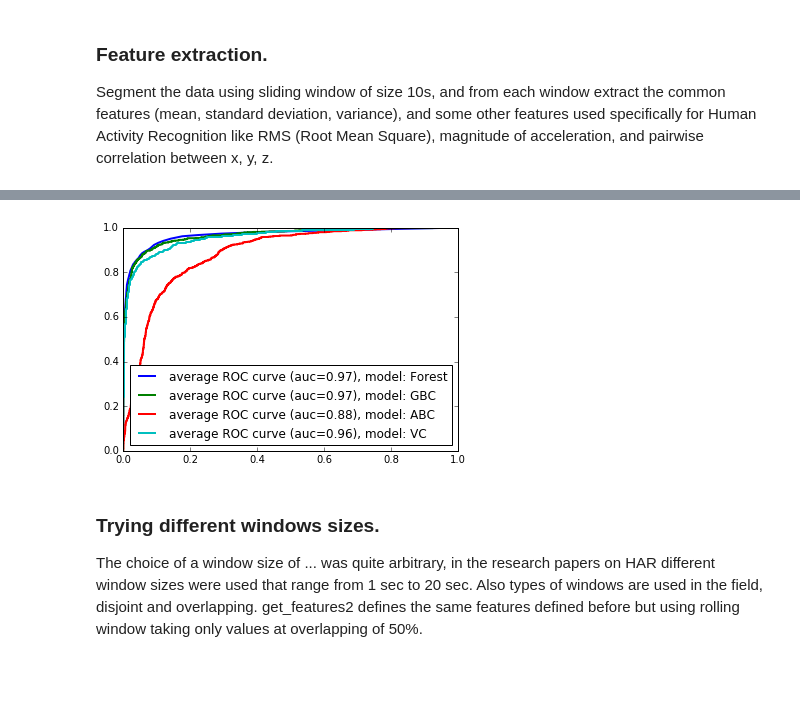
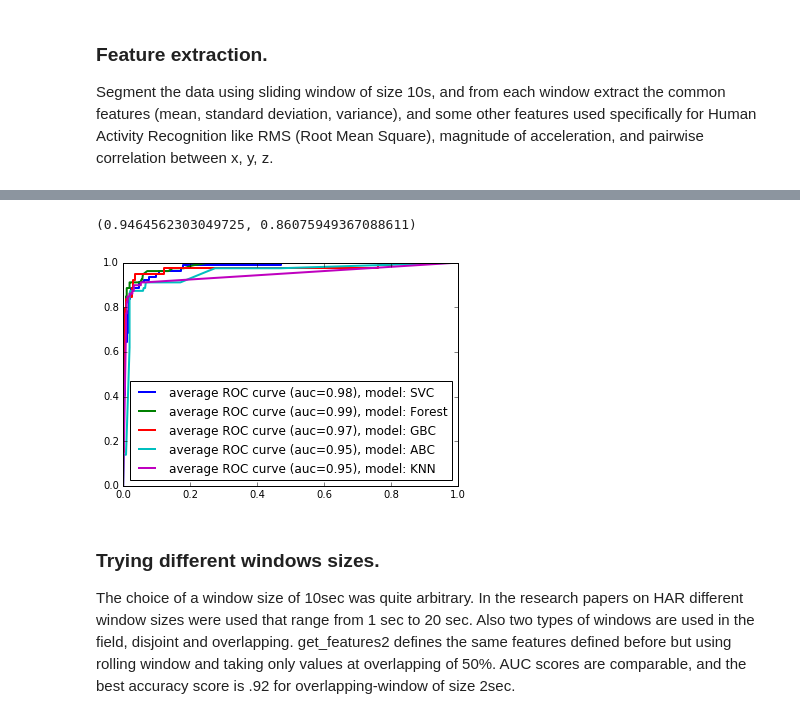
Before and after one commit to ayat-rashad/HActivityRecognition, a Jupyter notebook: analysis.ipynb, the cells around one changed output, grey strips where cells are left out. Cells and saved outputs as stored; diff of their text form; code cells hidden in the pictures; blank space fills up the shorter version.

```diff
--- a/analysis.ipynb
+++ b/analysis.ipynb
@@ -4,8 +7,11 @@ import pandas as pd
 from matplotlib import pyplot as plt
 import numpy as np
 from datetime import datetime, timedelta
+import warnings
 
+warnings.filterwarnings('ignore')
 
+# the function assumes the data is in Activity_Recognition folder
 def read_data(fname='all'):
     freq = '19230U'   # ~19ms, using sampling frequency is 52samples/sec
     dt = datetime.now()
@@ -15,7 +21,7 @@ def read_data(fname='all'):
         data_files = []
 
         for f_id in range(1,16):
-            data = pd.read_csv('data/%d.csv' %f_id,
+            data = pd.read_csv('Activity_Recognition/%d.csv' %f_id,
                                names=['id', 'x', 'y', 'z', 'label'],
                                header=None, index_col=0)
             data.index = pd.date_range(start=dt, periods=data.shape[0], freq=freq)
@@ -25,7 +31,7 @@ def read_data(fname='all'):
         data = pd.concat(data_files)
 
     else:    # read one file only
-        data = pd.read_csv('data/%s.csv' %fname,
+        data = pd.read_csv('Activity_Recognition/%s.csv' %fname,
                    names=['id', 'x', 'y', 'z', 'label'],
                    header=None, index_col=0)
 
@@ -84,40 +100,41 @@ Splitting data (after feature extraction) into train and test subsets. Using gri
 # %%
-from sklearn.cross_validation import cross_val_score, StratifiedKFold
 from sklearn.cross_validation import train_test_split
 from sklearn.preprocessing import label_binarize
 from sklearn.grid_search import GridSearchCV
 from sklearn.metrics import confusion_matrix, roc_curve, auc, accuracy_score
 from sklearn.svm import SVC
 from sklearn.tree import DecisionTreeClassifier
-from sklearn.ensemble import RandomForestClassifier, GradientBoostingClassifier,
-AdaBoostClassifier, VotingClassifier
+from sklearn.ensemble import RandomForestClassifier, GradientBoostingClassifier, AdaBoostClassifier, VotingClassifier
 from sklearn.neighbors import KNeighborsClassifier
 
 def train_model(X, y, est, grid):
     gs = GridSearchCV(estimator=est, param_grid=grid, scoring='accuracy', cv=5, n_jobs=-1)
     gs = gs.fit(X, y)
-    print 'Best params:', gs.best_params_
 
     return (gs.best_estimator_, gs.best_params_)
 
 
-def eval_model(mod, X_test, y_test, mod_name):
+def eval_model(mod, X_test, y_test, mod_name, plt_roc=True):
     y_prob = mod.predict_proba(X_test)
     y_test_bin = label_binarize(y_test, classes=[1, 2, 3, 4, 5, 6, 7])
     fpr, tpr, _ = roc_curve(y_test_bin.ravel(), y_prob.ravel())
     roc_auc = auc(fpr, tpr)
 
-    plt.plot(fpr, tpr, lw=2,
-             label='average ROC curve (auc=%0.2f), model: %s' % (roc_auc,mod_name))
-    plt.legend(loc="lower right")
+    if plt_roc:
+        plt.plot(fpr, tpr, lw=2,
+                 label='average ROC curve (auc=%0.2f), model: %s' % (roc_auc,mod_name))
+        plt.legend(loc="lower right")
 
     y_pred = mod.predict(X_test)
     score = accuracy_score(y_true=y_test, y_pred=y_pred)
     print 'Accuracy score on the test set: %.3f' %score
 
     confmat = confusion_matrix(y_true=y_test, y_pred=y_pred)
+    confmat = pd.DataFrame(confmat, index=list(range(1,8)), columns=list(range(1,8)))
     print 'Confusion Matrix...'
     print confmat
+
+    return (roc_auc, score)
 
 
 data = read_data('1')
@@ -128,51 +145,36 @@ feats, y = get_features(data, wsize='10s')
 X_train, X_test, y_train, y_test = train_test_split(feats, y, test_size=.25, random_state=0, stratify=y)
 
 
-# Support Vector Machine
-'''model, params = train_model(X_train, y_train,
+print 'Support Vector Machine'
+model, params = train_model(X_train, y_train,
                     est=SVC(probability=True),
-                    #grid=[{'C': param_range[:1], 'degree': [2], 'kernel': ['poly']}])
-                    grid={'C': param_range[:1], 'gamma': param_range[:1], 'kernel': ['linear']})
+                    grid={'C': param_range, 'gamma': param_range, 'kernel': ['linear']})
 eval_model(model, X_test, y_test, 'SVC')
 
-# Decision Tree
-model, params = train_model(X_train, y_train,
-                    est=DecisionTreeClassifier(criterion='entropy'),
-                    grid={'max_depth':[2,3,4,5 ]})
-eval_model(model, X_test, y_test, 'Tree')'''
 
-# Random Forest
+
+print 'Random Forest'
 model, params = train_model(X_train, y_train,
                     est=RandomForestClassifier(n_jobs=-1, criterion='entropy'),
                     grid={'n_estimators':[50, 100, 200]})
 eval_model(model, X_test, y_test,'Forest')
 
-# Gradient Boosting
+print 'Gradient Boosting'
 model, params = train_model(X_train, y_train,
                     est=GradientBoostingClassifier(learning_rate=1.0, random_state=0),
                     grid={'n_estimators':[50, 200, 400], 'max_depth':[1,2,3],
                           'learning_rate':[.1,.05,.01,.005]})
 eval_model(model, X_test, y_test,'GBC')
 
-# Ada Boosting
+print 'Ada Boosting'
 model, params = train_model(X_train, y_train,
                     est=AdaBoostClassifier(),
                     grid={'n_estimators':[50, 200, 400], 'learning_rate':[.1,.05,.01,.005]})
 eval_model(model, X_test, y_test,'ABC')
 
-'''model, params = train_model(X_train, y_train,
+print 'K-Nearest Neighbor'
+model, params = train_model(X_train, y_train,
                     est=KNeighborsClassifier(),
                     grid={'n_neighbors':[5, 8, 10], 'weights':['uniform', 'distance']})
 eval_model(model, X_test, y_test,'KNN')
-'''
-
-#
-model, params = train_model(X_train, y_train,
-                    est=VotingClassifier(estimators=[
-                            ('ABC', AdaBoostClassifier(n_estimators=50, learning_rate=.05)),
-                            ('GBC', GradientBoostingClassifier(learning_rate=.1, n_estimators=50, max_depth=2)),
-                            ('FC', RandomForestClassifier(criterion='entropy', n_jobs=-1, n_estimators=50))
-                                                    ]),
-                    grid={'voting':['soft']})
-eval_model(model, X_test, y_test,'VC')
 # %% [output]
@@ -191,7 +198,9 @@ Accuracy score on the test set: 0.800
+(0.9464562303049725, 0.86075949367088611)
-[figure, old version]
+[figure, new version]
 # %% [markdown]
 ### Trying different windows sizes.
 
-The choice of a window size of ... was quite arbitrary, in the research papers on HAR different window sizes were used that range from 1 sec to 20 sec.
-Also types of windows are used in the field, disjoint and overlapping. get_features2 defines the same features defined before but using rolling window taking only values at overlapping of 50%.
+The choice of a window size of 10sec was quite arbitrary. In the research papers on HAR different window sizes were used that range from 1 sec to 20 sec.
+Also two types of windows are used in the field, disjoint and overlapping. get_features2 defines the same features defined before but using rolling window and taking only values at overlapping of 50%.
+AUC scores are comparable, and the best accuracy score is .92 for overlapping-window of size 2sec.
 # %%
```
Also changed, not shown: parts of 12 cells of this notebook.
